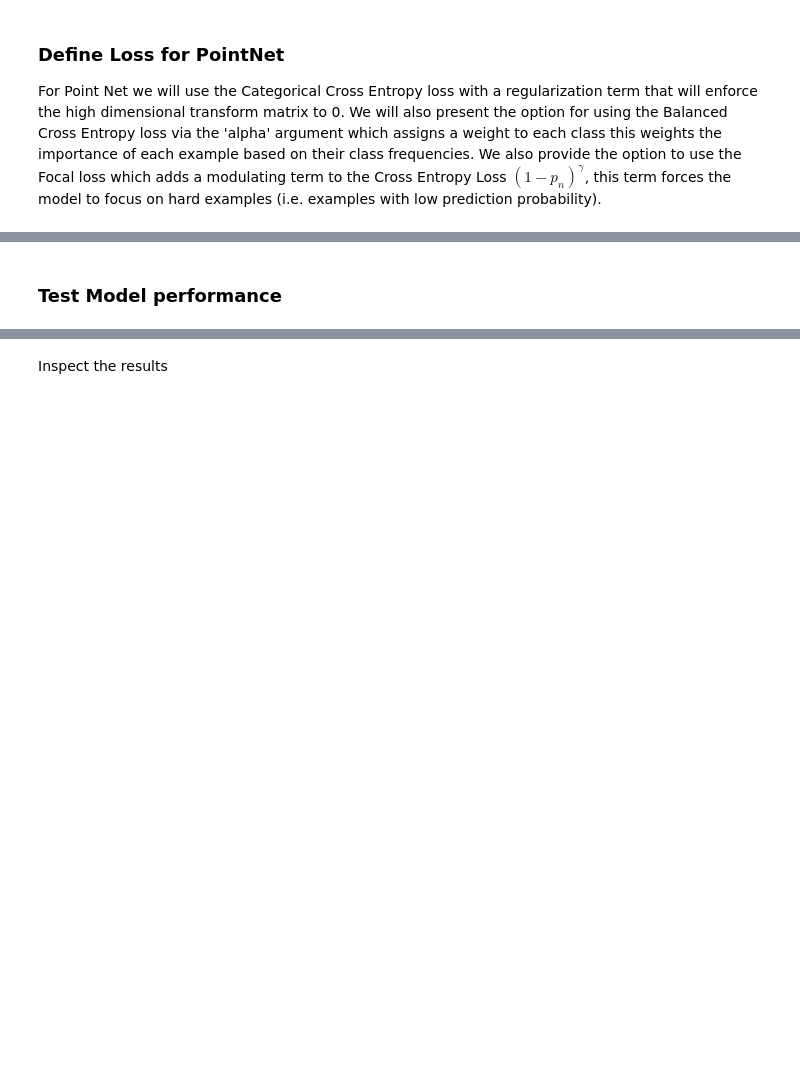
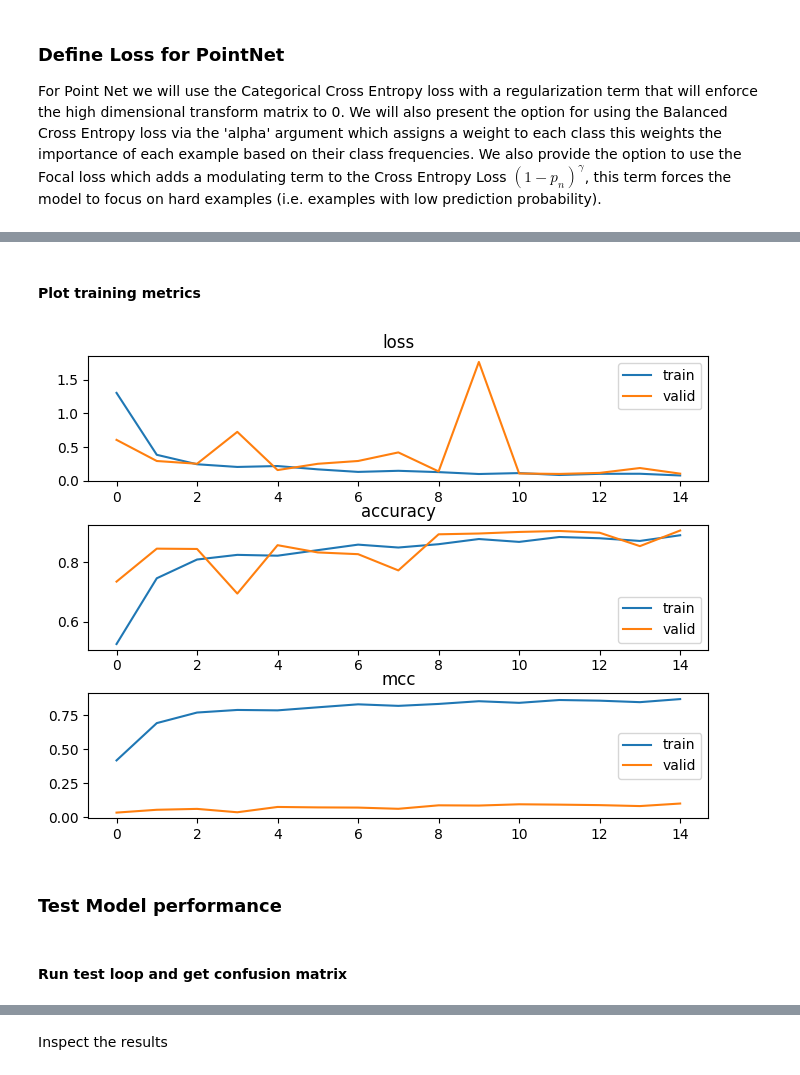
Before and after one commit to itberrios/3D, a Jupyter notebook: point_net/pointnet_cls.ipynb, the cells around one changed output, grey strips where cells are left out. Cells and saved outputs as stored; diff of their text form; code cells hidden in the pictures; blank space fills up the shorter version.

```diff
--- a/point_net/pointnet_cls.ipynb
+++ b/point_net/pointnet_cls.ipynb
@@ -176,9 +165,22 @@ For Point Net we will use the Categorical Cross Entropy loss with a regularizati
 import torch.optim as optim
 from point_net_loss import PointNetLoss
 
-EPOCHS = 25
+EPOCHS = 15
 LR = 0.01
 REG_WEIGHT = 0.001
 
+alpha = 1 / class_bins
+alpha = (alpha/alpha.max())
+
+# manually downweight the high frequency classes
+alpha = np.ones(NUM_CLASSES)
+alpha[0] = 0.5  # airplane
+alpha[4]        # chair
+alpha[-1] = 0.5 # table
+
+gamma = 1
+
 optimizer = optim.Adam(classifier.parameters(), lr=LR)
-criterion = PointNetLoss(reg_weight=REG_WEIGHT)
+criterion = PointNetLoss(alpha=alpha, gamma=gamma, reg_weight=REG_WEIGHT).to(DEVICE)
+
+classifier = classifier.to(DEVICE)
@@ -284,0 +189,2 @@ for epoch in range(1, EPOCHS):
+# %%
+mcc_metric = MulticlassMatthewsCorrCoef(num_classes=NUM_CLASSES).to(DEVICE)
@@ -285,3 +321,22 @@ for epoch in range(1, EPOCHS):
+# %% [markdown]
+#### Plot training metrics
+# %%
+train_metrics = np.array(train_metrics)
+valid_metrics = np.array(valid_metrics)
+# %%
+metric_names = ['loss', 'accuracy', 'mcc']
+_, ax = plt.subplots(len(metric_names), 1, figsize=(8, 6))
+
+for i, m in enumerate(metric_names):
+    ax[i].set_title(m)
+    ax[i].plot(train_metrics[:, i], label='train')
+    ax[i].plot(valid_metrics[:, i], label='valid')
+    ax[i].legend()
+
+plt.subplots_adjust(wspace=0., hspace=0.35)
+plt.show()
+# %% [output]
+[figure, added]
 # %% [markdown]
 ### Test Model performance
 # %%
@@ -291,2 +346,4 @@ classifier = PointNetClassHead(num_points=NUM_TEST_POINTS, num_global_feats=GLOB
 classifier.load_state_dict(torch.load(MODEL_PATH))
 classifier.eval();
+# %% [markdown]
+#### Run test loop and get confusion matrix
```
Also changed, not shown: parts of 22 cells of this notebook, 21 other files.
